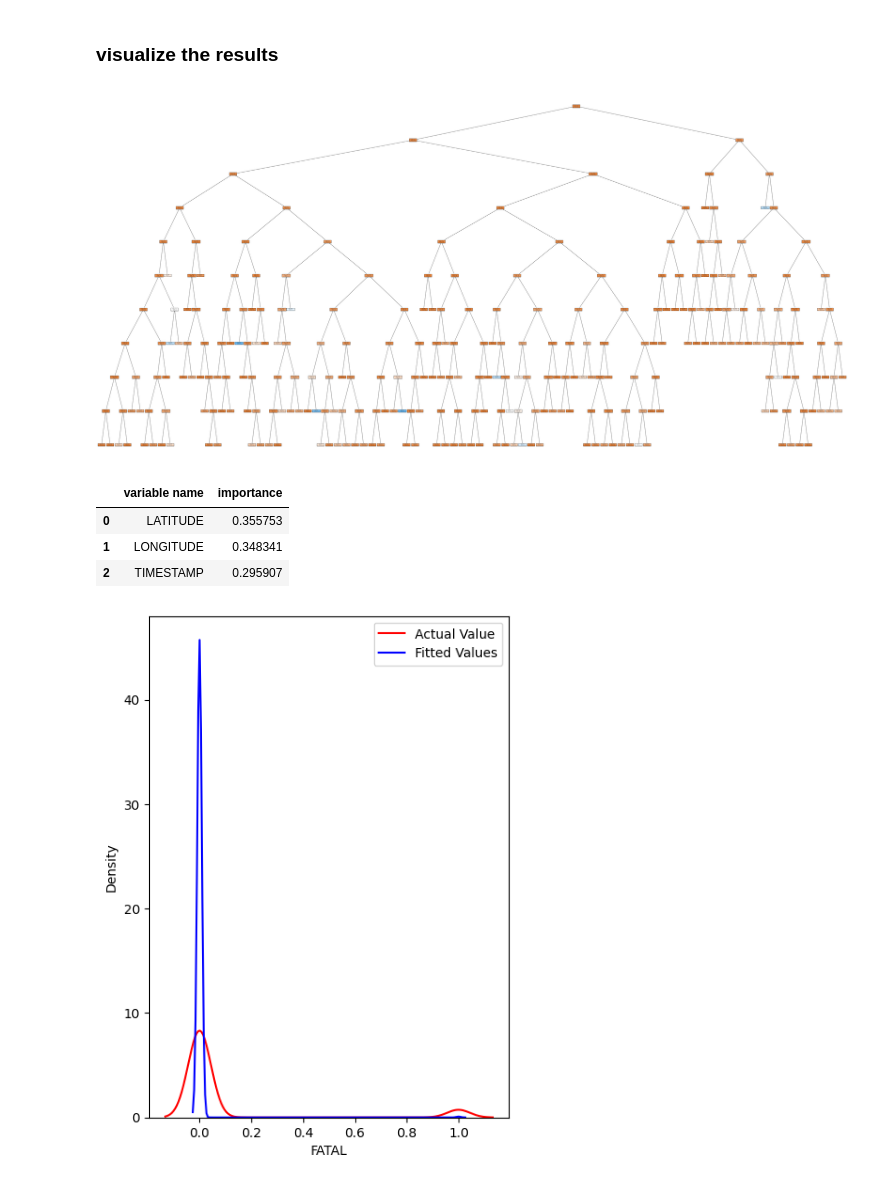
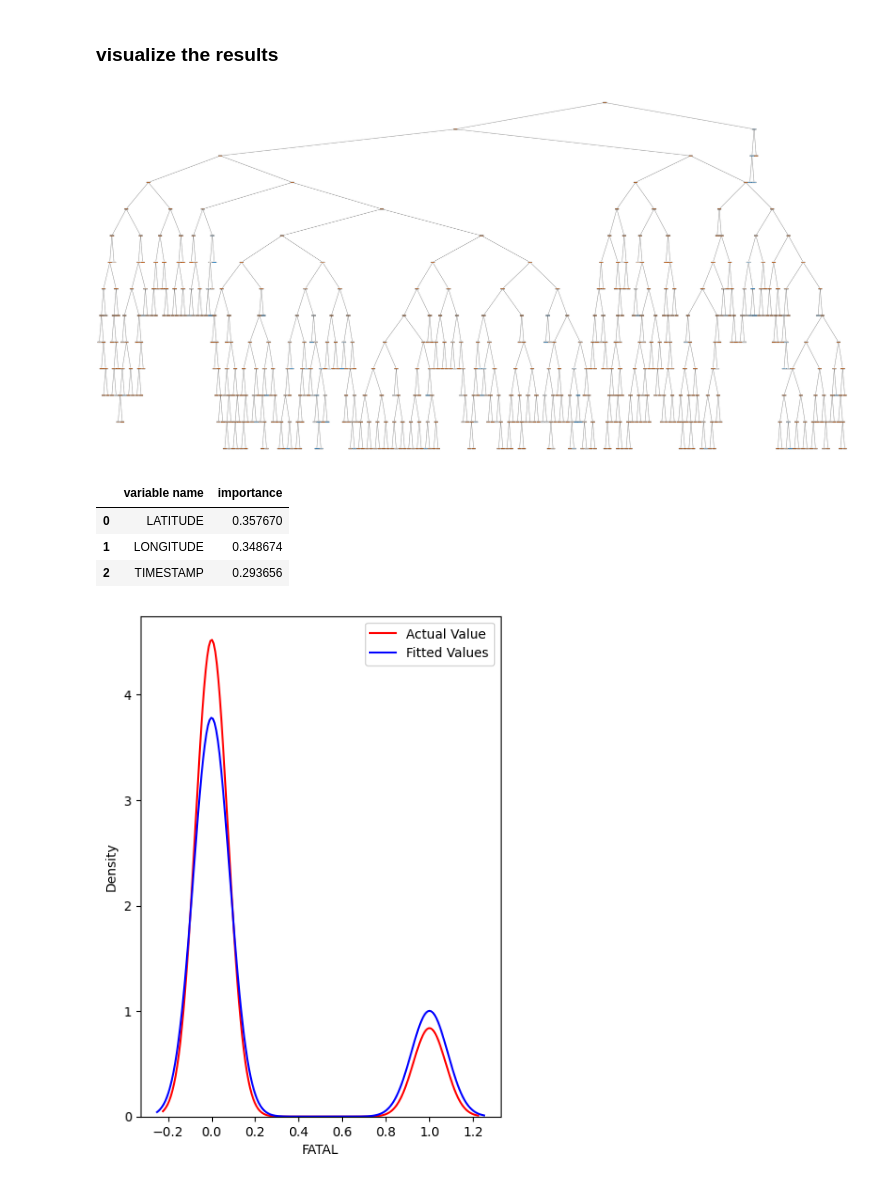
Before and after one commit to kaylanhua/conflicts, a Jupyter notebook: hoch/random_forest.ipynb, the cells around one changed output. Saved outputs shown, nothing was run; the diff lists cells and outputs as text; code cells hidden in the pictures.

```diff
--- a/hoch/random_forest.ipynb
+++ b/hoch/random_forest.ipynb
@@ -36,7 +36,7 @@ df_short.head()
 | 3 | 3.850 | 31.657 | 0 | 1696268002 |
 | 4 | 4.452 | 34.188 | 0 | 1696268002 |
 # %%
-df_short['FATAL'] = (df_short['FATALITIES'] > 10).astype(int)
+df_short['FATAL'] = (df_short['FATALITIES'] > 5).astype(int)
 df_short['FATAL'].value_counts()
 # %% [output]
 FATAL
@@ -88,11 +88,17 @@ classifier_rf.oob_score_
 # %%
-rf = RandomForestClassifier(random_state=42, n_jobs=-1)
+rf = RandomForestClassifier(random_state=42, n_jobs=-1, class_weight='balanced')
 
 params = {
     'max_depth': [2,3,5,10,20],
     'min_samples_leaf': [5,10,20,50,100,200],
     'n_estimators': [10,25,30,50,100,200]
 }
+
+# params = {
+#     'max_depth': [5,11,13,15,20], # 20 // 15
+#     'min_samples_leaf': [1,2,3,4,5], # 5 // 2
+#     'n_estimators': [30,35,40,45] # 30 // 35
+# }
 
 from sklearn.model_selection import GridSearchCV
 
@@ -132,7 +141,7 @@ from sklearn.tree import plot_tree
 plt.figure(figsize=(80,40))
 plot_tree(rf_best.estimators_[5], feature_names = X.columns,class_names=['Fatalities Reported', "No Fatalities Reported"],filled=True);
 # %% [output]
-[figure, old version]
+[figure, new version]
 # %%
 imp_df = pd.DataFrame({
     "variable name": X_train.columns,
@@ -142,20 +151,20 @@ imp_df = pd.DataFrame({
 imp_df.sort_values(by="importance", ascending=False)
 # %% [output]
 |  | variable name | importance |
-| 0 | LATITUDE | 0.355753 |
-| 1 | LONGITUDE | 0.348341 |
-| 2 | TIMESTAMP | 0.295907 |
+| 0 | LATITUDE | 0.357670 |
+| 1 | LONGITUDE | 0.348674 |
+| 2 | TIMESTAMP | 0.293656 |
 # %%
 import seaborn as sns
 y_pred = rf_best.predict(X_test)
 
 plt.figure(figsize=(5, 7))
 # Plotting actual values
-sns.kdeplot(y, color="r", label="Actual Value")
+sns.kdeplot(y_test, color="r", label="Actual Value")
 # Plotting predicted values
 sns.kdeplot(y_pred, color="b", label="Fitted Values")
 
 plt.legend()
 plt.show()
 # %% [output]
-[figure, old version]
+[figure, new version]
```
Also changed, not shown: parts of 10 cells of this notebook, 2 other files.
